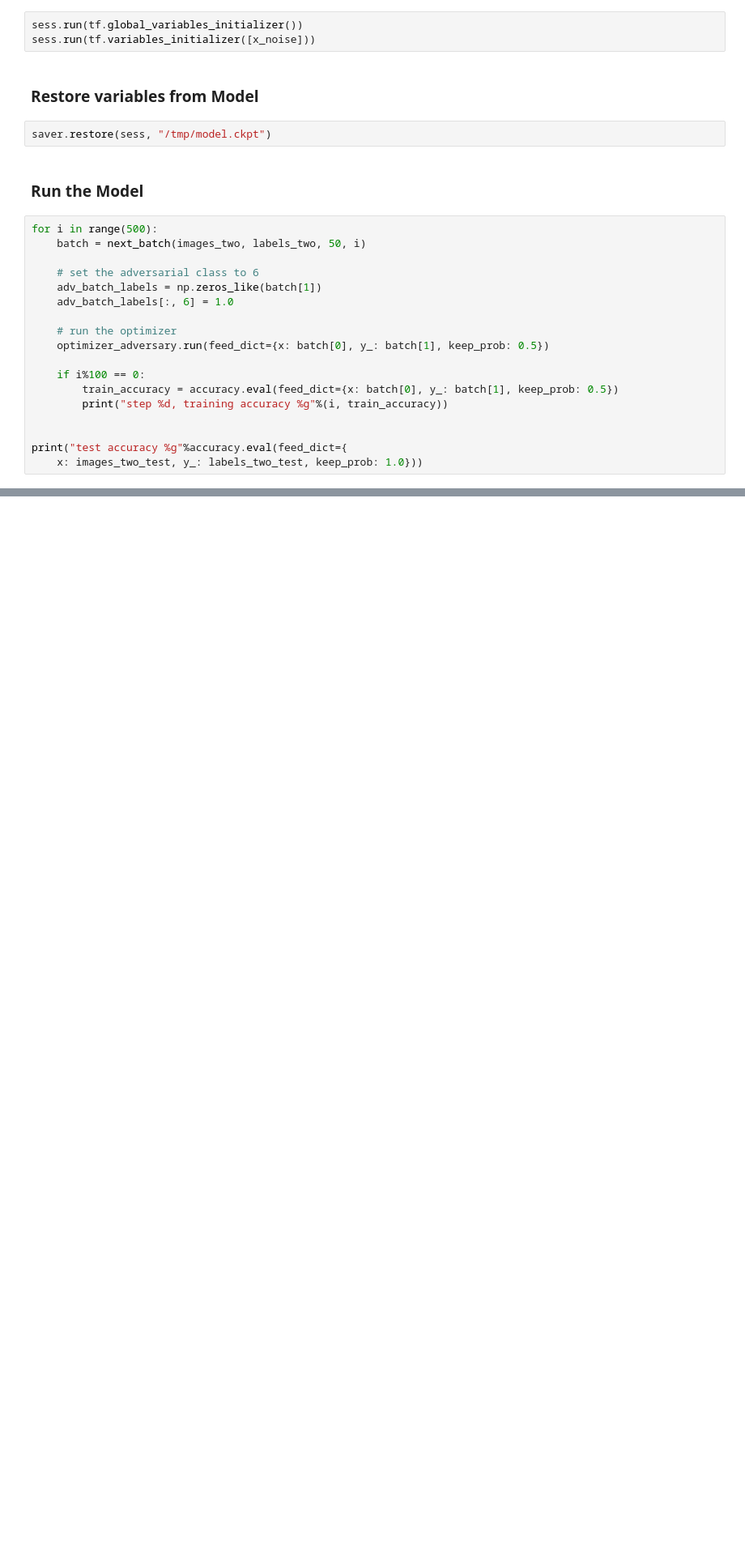
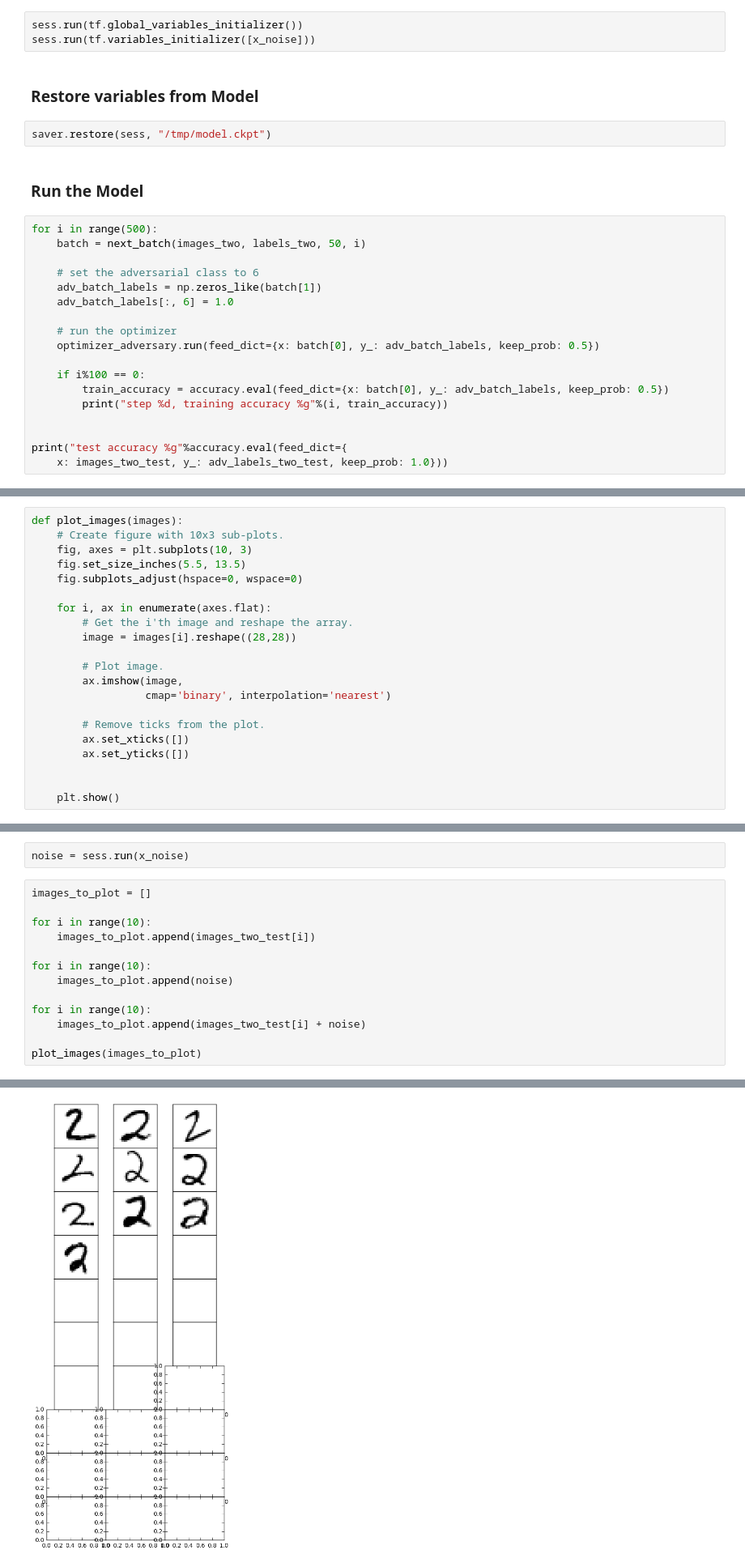
Before and after one commit to jason-osajima/notebooks, a Jupyter notebook: mnist_adversarial.ipynb, the cells around one changed output, grey strips where cells are left out. Shown at 81% size. Cells and saved outputs as stored; diff of their text form; blank space fills up the shorter version.

Commit message:
feat: added a plot function, realized that my adversarial model was training using original labels.

```diff
--- a/mnist_adversarial.ipynb
+++ b/mnist_adversarial.ipynb
@@ -260,13 +262,13 @@ for i in range(500):
     adv_batch_labels[:, 6] = 1.0
 
     # run the optimizer
-    optimizer_adversary.run(feed_dict={x: batch[0], y_: batch[1], keep_prob: 0.5})
+    optimizer_adversary.run(feed_dict={x: batch[0], y_: adv_batch_labels, keep_prob: 0.5})
 
     if i%100 == 0:
-        train_accuracy = accuracy.eval(feed_dict={x: batch[0], y_: batch[1], keep_prob: 0.5})
+        train_accuracy = accuracy.eval(feed_dict={x: batch[0], y_: adv_batch_labels, keep_prob: 0.5})
         print("step %d, training accuracy %g"%(i, train_accuracy))
 
 
 print("test accuracy %g"%accuracy.eval(feed_dict={
-    x: images_two_test, y_: labels_two_test, keep_prob: 1.0}))
+    x: images_two_test, y_: adv_labels_two_test, keep_prob: 1.0}))
 # %% [output]
@@ -298,0 +288,21 @@ array([[ 0.,  0.,  0.,  1.,  0.,  0.,  0.,  0.,  0.,  0.],
+# %%
+def plot_images(images):
+    # Create figure with 10x3 sub-plots.
+    fig, axes = plt.subplots(10, 3)
+    fig.set_size_inches(5.5, 13.5)
+    fig.subplots_adjust(hspace=0, wspace=0)
+
+    for i, ax in enumerate(axes.flat):
+        # Get the i'th image and reshape the array.
+        image = images[i].reshape((28,28))
+
+        # Plot image.
+        ax.imshow(image,
+                  cmap='binary', interpolation='nearest')
+
+        # Remove ticks from the plot.
+        ax.set_xticks([])
+        ax.set_yticks([])
+
+
+    plt.show()
@@ -298,0 +311,16 @@ array([[ 0.,  0.,  0.,  1.,  0.,  0.,  0.,  0.,  0.,  0.],
+# %%
+noise = sess.run(x_noise)
+# %%
+images_to_plot = []
+
+for i in range(10):
+    images_to_plot.append(images_two_test[i])
+
+for i in range(10):
+    images_to_plot.append(noise)
+
+for i in range(10):
+    images_to_plot.append(images_two_test[i] + noise)
+
+plot_images(images_to_plot)
+# %% [output]
@@ -298,0 +328 @@ array([[ 0.,  0.,  0.,  1.,  0.,  0.,  0.,  0.,  0.,  0.],
+[figure, added]
```
Also changed, not shown: parts of 7 cells of this notebook.
